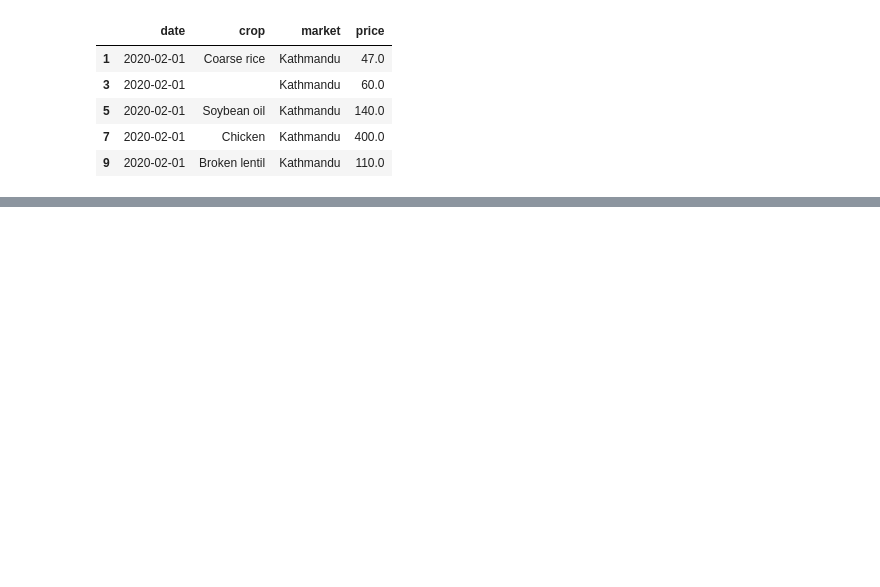
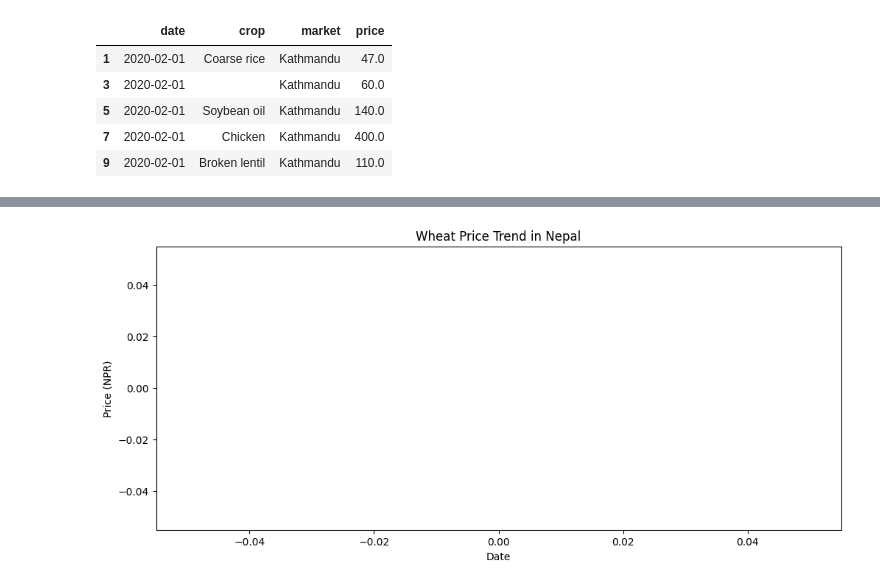
Before and after one commit to mdmohid/Smart_Agri_System, a Jupyter notebook: notebooks/market_price_prediction_experiment.ipynb, the cells around one changed output, grey strips where cells are left out. Saved outputs shown, nothing was run; the diff lists cells and outputs as text; code cells hidden in the pictures; blank space fills up the shorter version.

Commit message:
implementation of market price detection model

```diff
--- a/notebooks/market_price_prediction_experiment.ipynb
+++ b/notebooks/market_price_prediction_experiment.ipynb
@@ -143,0 +346,13 @@ df_long.to_csv("../datasets/market_prices_feb2020.csv", index=False)
+# %%
+data_local = data_local.copy()
+
+# Remove missing crops
+data_local = data_local.dropna(subset=['crop'])
+
+# Keep only relevant crops
+valid_crops = ['rice','wheat','maize','lentil']
+data_local = data_local[data_local['crop'].str.lower().str.contains('|'.join(valid_crops))]
+
+data_local['country'] = 'Nepal'
+
+data_local = data_local[['date','crop','market','price','country']]
@@ -143,0 +363,14 @@ df_long.to_csv("../datasets/market_prices_feb2020.csv", index=False)
+# %%
+# Combine all datasets
+df = pd.concat([data_kalimati, data_local], ignore_index=True)
+
+# Convert date format
+df['date'] = pd.to_datetime(df['date'], errors='coerce')
+
+# Remove invalid rows
+df = df.dropna(subset=['date','price','crop'])
+
+# Reset index
+df = df.reset_index(drop=True)
+
+df.head()
@@ -143,0 +394,5 @@ df_long.to_csv("../datasets/market_prices_feb2020.csv", index=False)
+# %%
+df_price = df.copy()
+df_price.info()
+df_price.describe()
+df_price['crop'].value_counts()
@@ -143,0 +443,15 @@ df_long.to_csv("../datasets/market_prices_feb2020.csv", index=False)
+# %%
+#EDA: time-series plot per crop
+
+# Example: Wheat price trend
+wheat = df_price[df_price['crop'].str.lower() == 'wheat']
+wheat = wheat.sort_values('date')
+
+plt.figure(figsize=(12,5))
+sns.lineplot(data=wheat, x='date', y='price')
+plt.title("Wheat Price Trend in Nepal")
+plt.xlabel("Date")
+plt.ylabel("Price (NPR)")
+plt.show()
+# %% [output]
+[figure, added]
```
Also changed, not shown: parts of 45 cells of this notebook.
